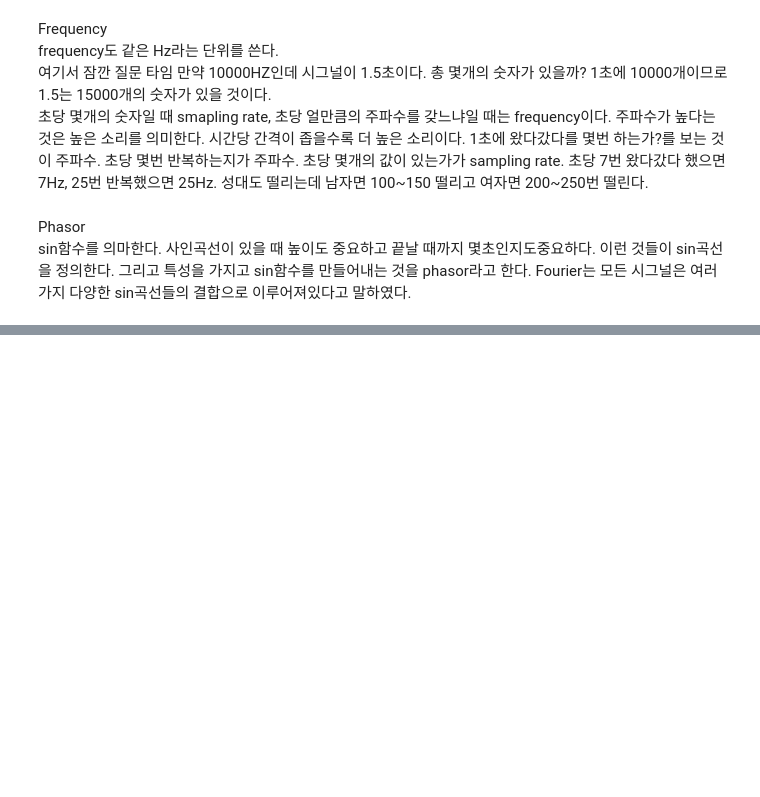
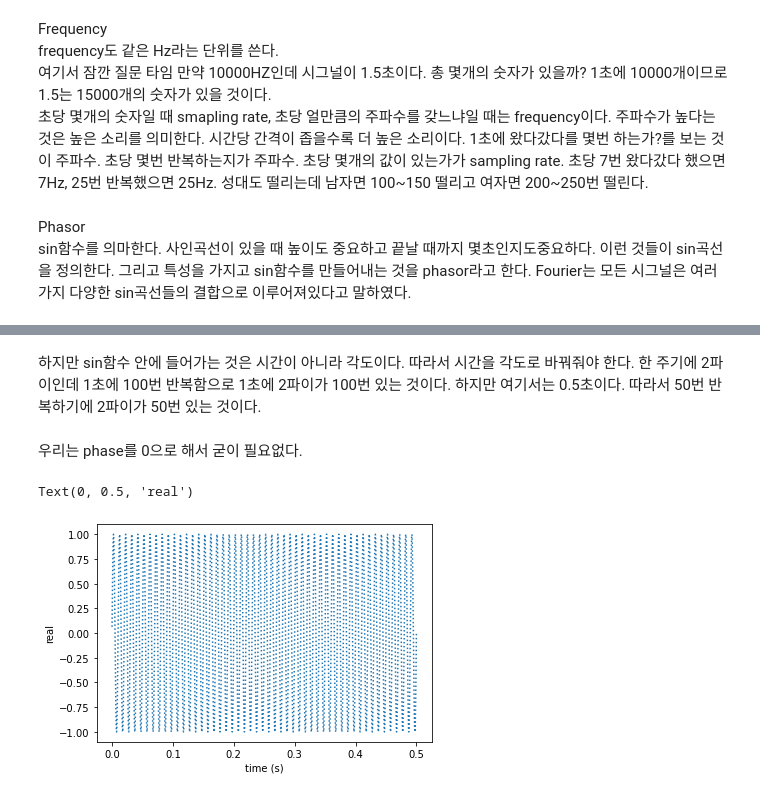
Before and after one commit to jinsu1214/class2022spring, a Jupyter notebook: 20220316.ipynb, the cells around one changed output, grey strips where cells are left out. Drawn from its saved outputs; the diff is of its cells as text; code cells hidden in the pictures; blank space fills up the shorter version.

```diff
--- a/20220316.ipynb
+++ b/20220316.ipynb
@@ -1090,0 +1115,3 @@ sin함수를 의마한다. 사인곡선이 있을 때 높이도 중요하고 끝
+# %%
+# convert samples to time
+t = samples/sr
@@ -1090,0 +1120,21 @@ sin함수를 의마한다. 사인곡선이 있을 때 높이도 중요하고 끝
+# %%
+# convert time to angle in radian
+theta0 = t * 2*np.pi * freq
+# %% [markdown]
+하지만 sin함수 안에 들어가는 것은 시간이 아니라 각도이다. 따라서 시간을 각도로 바꿔줘야 한다. 한 주기에 2파이인데 1초에 100번 반복함으로 1초에 2파이가 100번 있는 것이다. 하지만 여기서는 0.5초이다. 따라서 50번 반복하기에 2파이가 50번 있는 것이다.
+# %%
+# shift angle by phase
+theta = theta0 + phase
+# %% [markdown]
+우리는 phase를 0으로 해서 굳이 필요없다.
+# %%
+# generate signal by sin-phasor
+s = amp * np.sin(theta)
+# %%
+# plot the entire signal
+plt.plot(t, s, ':')
+plt.xlabel('time (s)')
+plt.ylabel('real')
+# %% [output]
+Text(0, 0.5, 'real')
+[figure, added]
```
Also changed, not shown: parts of 26 cells of this notebook.
